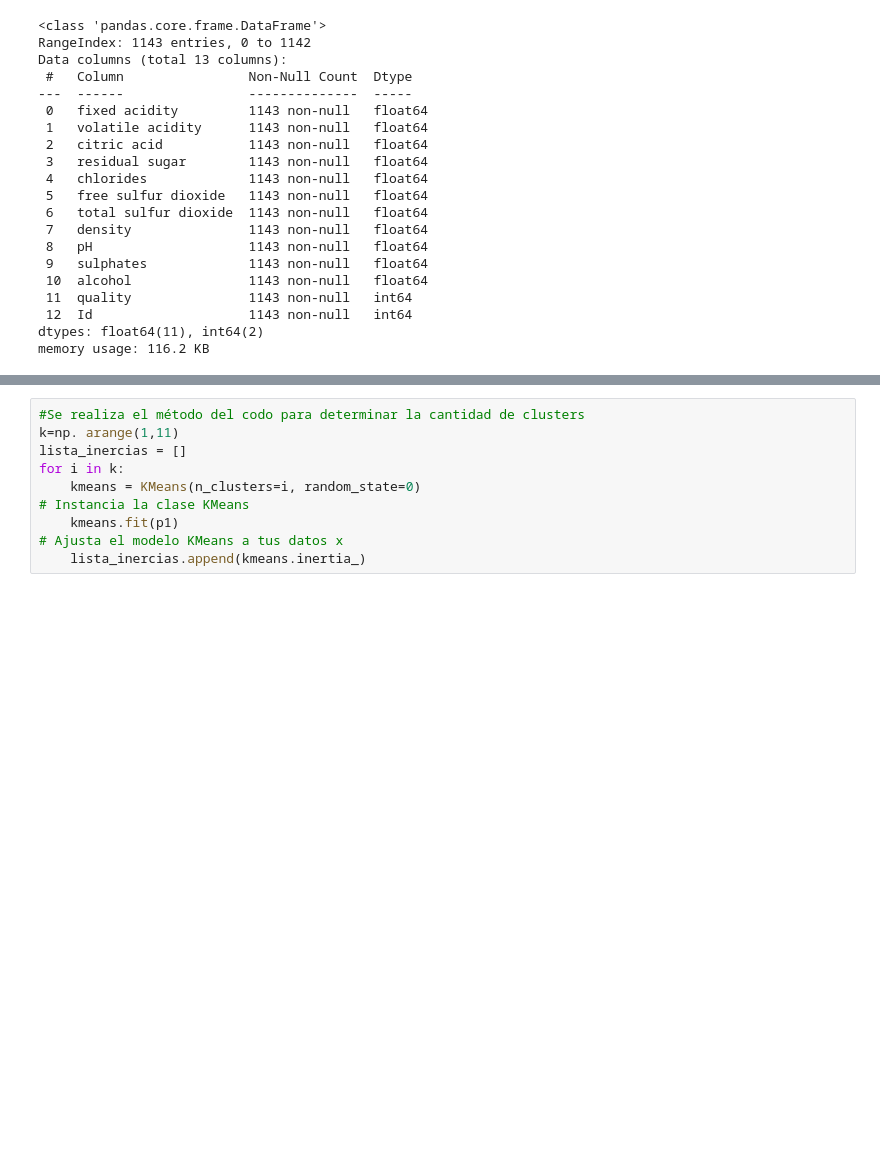
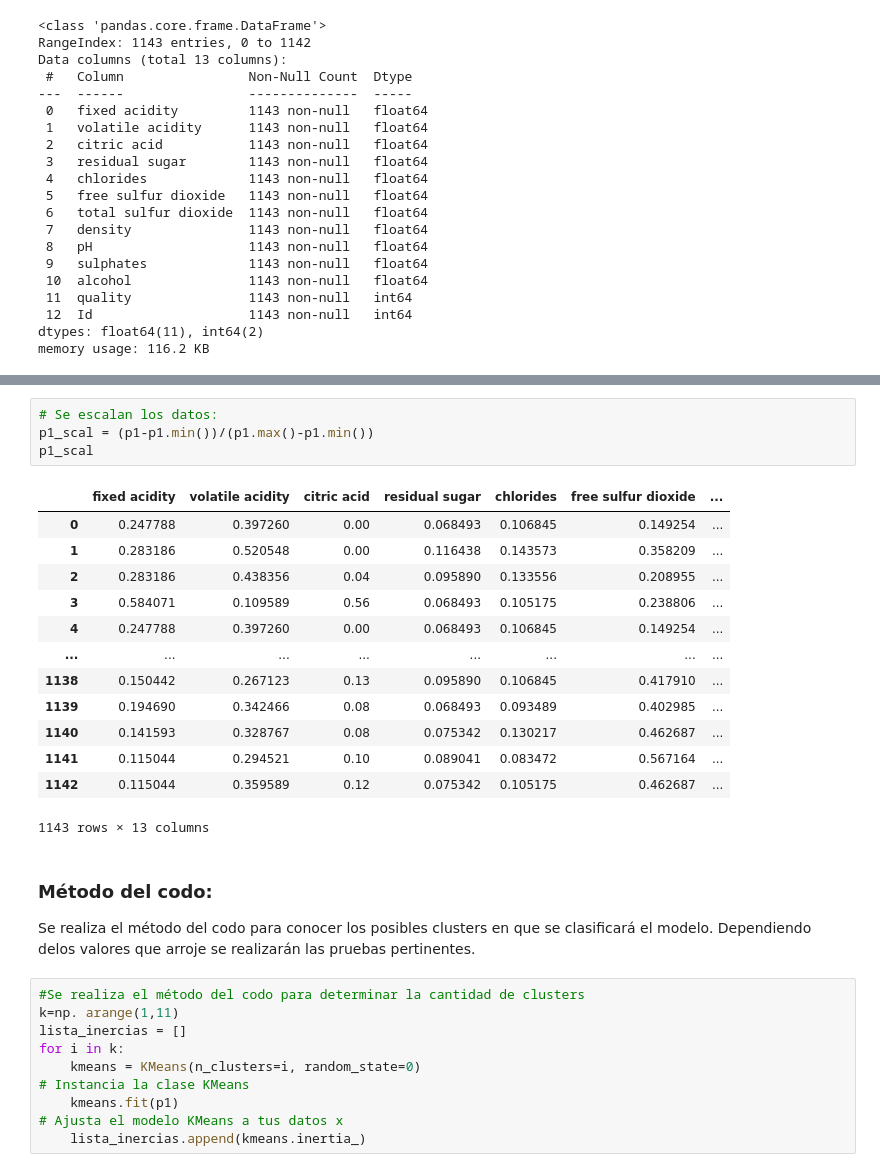
Before and after one commit to L-Ameneiro/IngeniasDataScience, a Jupyter notebook: notebooks/MODELO NO SUPERVISADO.ipynb, the cells around one changed output, grey strips where cells are left out. Drawn from its saved outputs; the diff is of its cells as text; blank space fills up the shorter version.

```diff
--- a/notebooks/MODELO NO SUPERVISADO.ipynb
+++ b/notebooks/MODELO NO SUPERVISADO.ipynb
@@ -73,3 +86,24 @@ memory usage: 116.2 KB
+# %%
+# Se escalan los datos:
+p1_scal = (p1-p1.min())/(p1.max()-p1.min())
+p1_scal
+# %% [output]
+|  | fixed acidity | volatile acidity | citric acid | residual sugar | chlorides | free sulfur dioxide | ... |
+| 0 | 0.247788 | 0.397260 | 0.00 | 0.068493 | 0.106845 | 0.149254 | ... |
+| 1 | 0.283186 | 0.520548 | 0.00 | 0.116438 | 0.143573 | 0.358209 | ... |
+| 2 | 0.283186 | 0.438356 | 0.04 | 0.095890 | 0.133556 | 0.208955 | ... |
+| 3 | 0.584071 | 0.109589 | 0.56 | 0.068493 | 0.105175 | 0.238806 | ... |
+| 4 | 0.247788 | 0.397260 | 0.00 | 0.068493 | 0.106845 | 0.149254 | ... |
+| ... | ... | ... | ... | ... | ... | ... | ... |
+| 1138 | 0.150442 | 0.267123 | 0.13 | 0.095890 | 0.106845 | 0.417910 | ... |
+| 1139 | 0.194690 | 0.342466 | 0.08 | 0.068493 | 0.093489 | 0.402985 | ... |
+| 1140 | 0.141593 | 0.328767 | 0.08 | 0.075342 | 0.130217 | 0.462687 | ... |
+| 1141 | 0.115044 | 0.294521 | 0.10 | 0.089041 | 0.083472 | 0.567164 | ... |
+| 1142 | 0.115044 | 0.359589 | 0.12 | 0.075342 | 0.105175 | 0.462687 | ... |
+1143 rows × 13 columns
+# %% [markdown]
+### Método del codo:
+Se realiza el método del codo para conocer los posibles clusters en que se clasificará el modelo. Dependiendo delos valores que arroje se realizarán las pruebas pertinentes.
 # %%
 #Se realiza el método del codo para determinar la cantidad de clusters
 k=np. arange(1,11)
```
Also changed, not shown: parts of 5 cells of this notebook.
